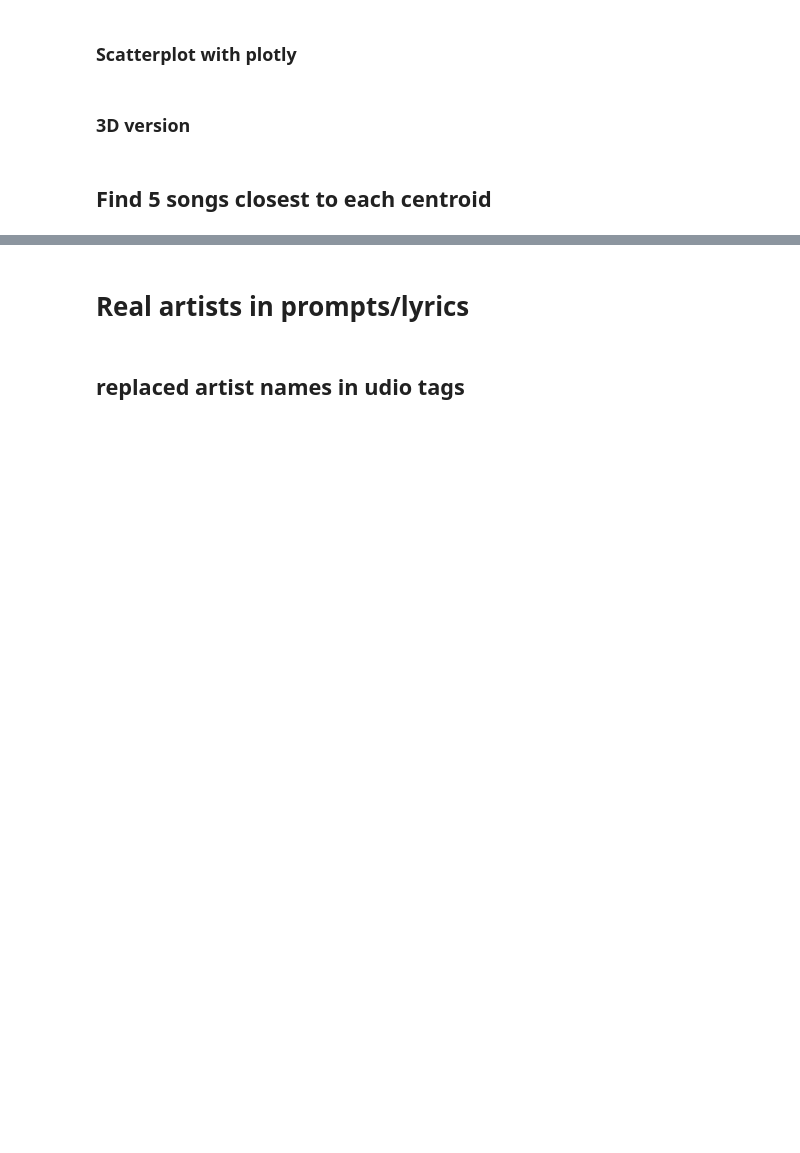
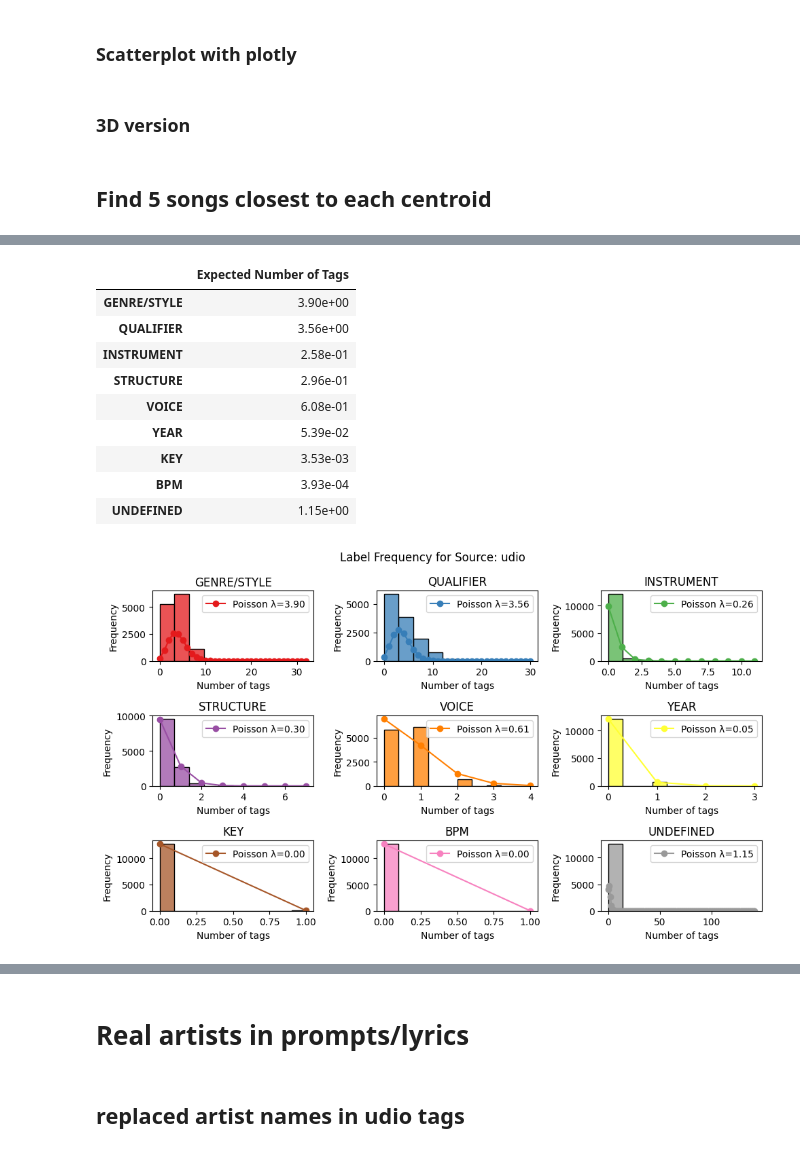
Before and after one commit to mister-magpie/aims_prompts, a Jupyter notebook: analysis.ipynb, the cells around one changed output, grey strips where cells are left out. Cells and saved outputs as stored; diff of their text form; code cells hidden in the pictures; blank space fills up the shorter version.

```diff
--- a/analysis.ipynb
+++ b/analysis.ipynb
@@ -1539,0 +1529,6 @@ fig.show()
+# %%
+tags_counts['is_voice'] = tags_counts['tags'].apply(lambda x: bool(sum([str.__contains__(x,y) for y in ['voice', 'vocal','singer','falsetto','soprano','tenor','baritone','alto','choir']])))
+tags_counts['is_bpm'] = tags_counts['tags'].apply(lambda x: bool(re.fullmatch(r'\d{2,3}[-\s]?bpm', x)))
+tags_counts['is_year'] = tags_counts['tags'].apply(lambda x: bool(re.fullmatch(r'\d{2,4}\'?s?', x)))
+tags_counts['is_key'] = tags_counts['tags'].apply(lambda x: bool(re.fullmatch(r'[a-g]?#?\s?(major|minor)(\s?key)?', x)))
+# tags_counts['is_tempo'] = tags_counts['tags'].apply(lambda x: x.__contains__('tempo'))
@@ -1539,0 +1537,14 @@ fig.show()
+# %%
+struct_keywords = ['verse','chorus','bridge','intro','outro','hook','pre-chorus','post-chorus','interlude','solo','break','drop','refrain','coda','fade','ending','beginning','outro','intro','outro','prelude','melody','melodies','riff','riffs', 'chords', 'power chords', 'time signature', 'slow', 'fast', 'beat', 'dynamic range','uptempo','mid-tempo']
+
+def is_structure(tag):
+    # for t in re.split(r'[\s]', tag):
+        # for kw in struct_keywords:
+            # if t.__contains__(kw): return True
+    for kw in struct_keywords:
+        if kw in tag: return True
+    return False
+
+tags_counts['is_structure'] = tags_counts['tags'].apply(is_structure)
+
+# tags_counts[tags_counts['is_structure']==True]
@@ -1539,0 +1580,23 @@ fig.show()
+# %%
+def get_labels(row):
+    if row['is_structure'] == True: return 'STRUCTURE'
+    elif row['is_instrument'] == True: return 'INSTRUMENT'
+    elif row['is_genre'] == True: return 'GENRE/STYLE'
+    elif row['is_voice'] == True: return 'VOICE'
+    elif row['is_bpm'] == True: return 'BPM'
+    elif row['is_year'] == True: return 'YEAR'
+    elif row['is_key'] == True: return 'KEY'
+    # elif row['is_tempo'] == True: return 'TEMPO'
+    # if all is none and just pos then
+    # elif row['POS'] != False: return 'QUALIFIER'
+    elif ("ADJ" in row['POS'] or "VERB" in row['POS']): return 'QUALIFIER'
+    # the remainder is other
+    else: return 'OTHER'
+
+tags_counts['LABEL'] = tags_counts.apply(get_labels, axis=1)
+
+# put label as column 2
+cols = tags_counts.columns.tolist()
+cols.insert(1, cols.pop(cols.index('LABEL')))
+tags_counts = tags_counts[cols]
+tags_counts.sort_values("LABEL").to_csv('NEW_tags_counts_manual_cat_v2.csv')
@@ -1539,0 +1924,14 @@ fig.show()
+# %%
+udio_label_freq = label_freq("udio")
+# %% [output]
+|  | Expected Number of Tags |
+| GENRE/STYLE | 3.90e+00 |
+| QUALIFIER | 3.56e+00 |
+| INSTRUMENT | 2.58e-01 |
+| STRUCTURE | 2.96e-01 |
+| VOICE | 6.08e-01 |
+| YEAR | 5.39e-02 |
+| KEY | 3.53e-03 |
+| BPM | 3.93e-04 |
+| UNDEFINED | 1.15e+00 |
+[figure, added]
```
Also changed, not shown: parts of 114 cells of this notebook, 13 other files.
